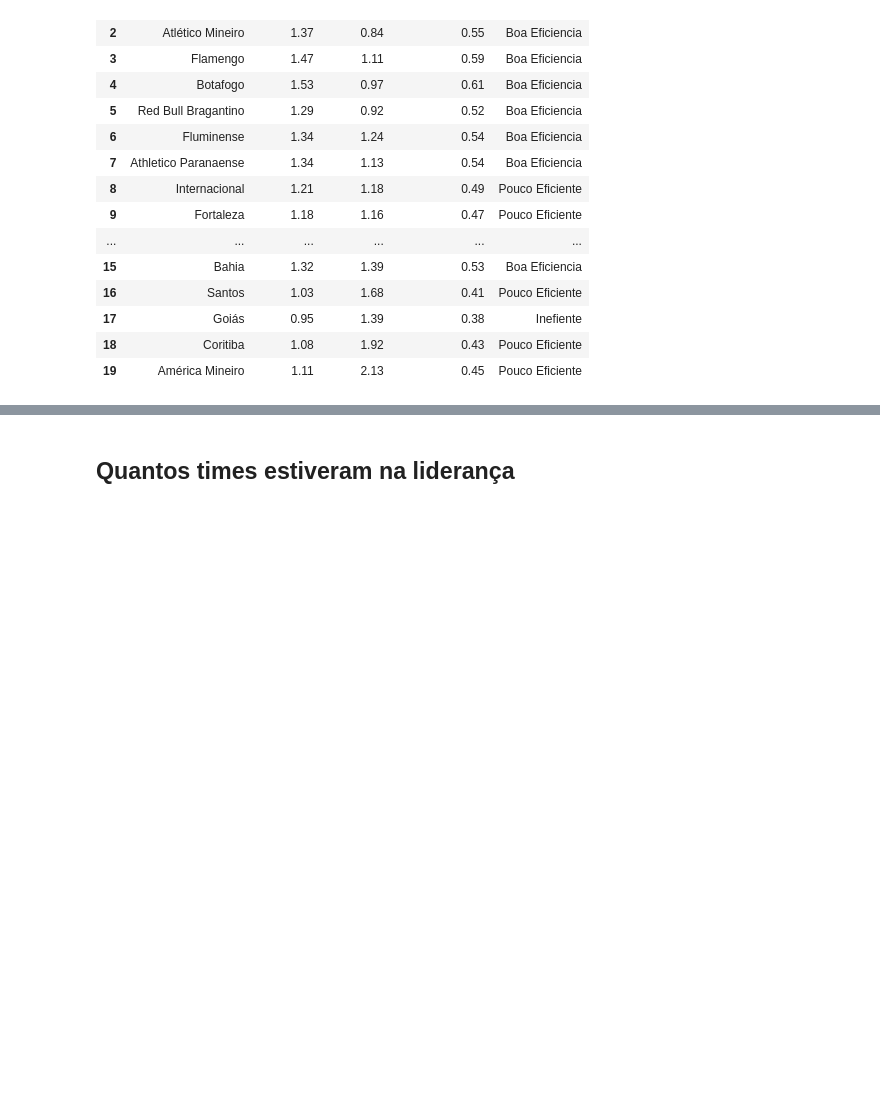
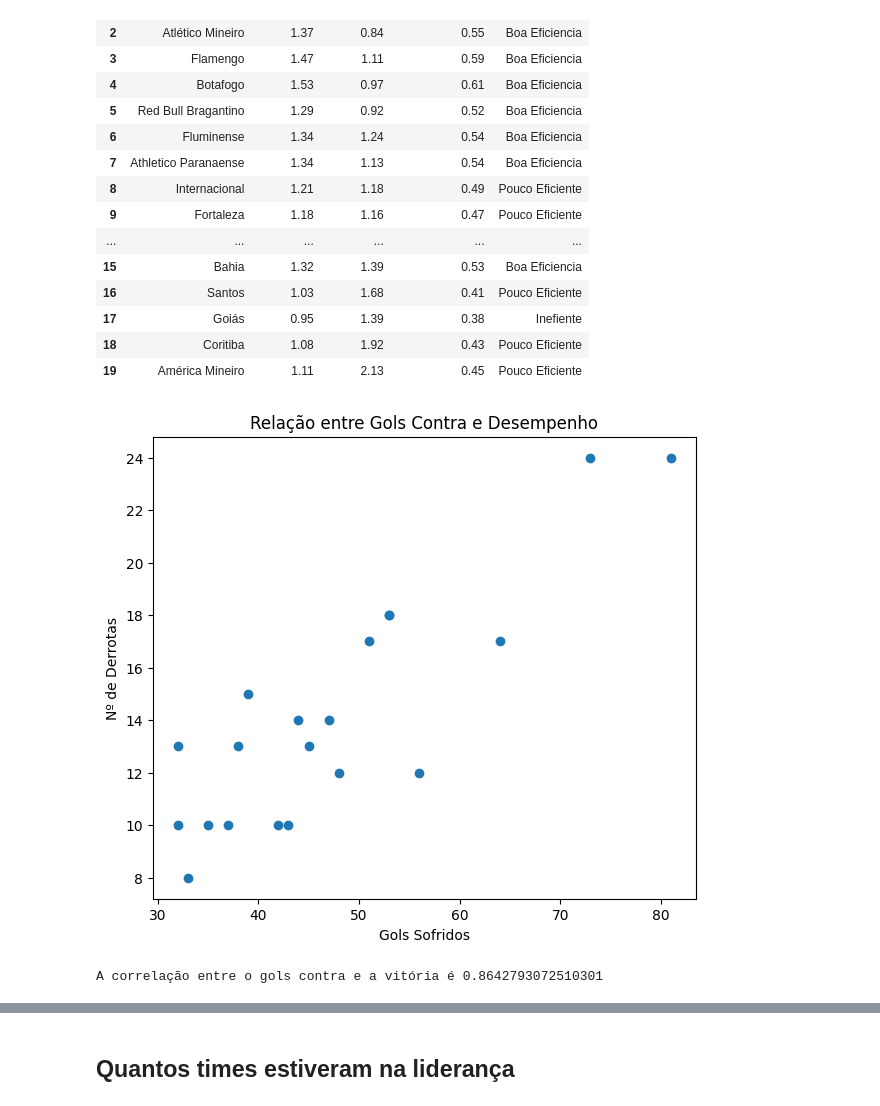
Before and after one commit to hugodevelopment/Web-Scraping, a Jupyter notebook: Análise_Brasileirão_2023.ipynb, the cells around one changed output, grey strips where cells are left out. Drawn from its saved outputs; the diff is of its cells as text; code cells hidden in the pictures; blank space fills up the shorter version.

```diff
--- a/Análise_Brasileirão_2023.ipynb
+++ b/Análise_Brasileirão_2023.ipynb
@@ -350,3 +350,24 @@ See the caveats in the documentation: https://pandas.pydata.org/pandas-docs/stab
 | 17 | Goiás | 0.95 | 1.39 | 0.38 | Inefiente |
 | 18 | Coritiba | 1.08 | 1.92 | 0.43 | Pouco Eficiente |
 | 19 | América Mineiro | 1.11 | 2.13 | 0.45 | Pouco Eficiente |
+# %%
+import pandas as pd
+import matplotlib.pyplot as plt
+
+
+# Agora, vamos plotar um gráfico de dispersão entre 'GC' (Gols Contra) e 'Desempenho'
+plt.figure(figsize=(7, 6))
+plt.scatter(tabela_participações
+ ['GC'], tabela_participações['D'])
+plt.xlabel('Gols Sofridos')
+plt.ylabel('Nº de Derrotas')
+plt.title('Relação entre Gols Contra e Desempenho')
+plt.show()
+
+
+correlacao = df['GC'].corr(df['D'])
+
+print(f'A correlação entre o gols contra e a vitória é {correlacao}')
+# %% [output]
+[figure, added]
+A correlação entre o gols contra e a vitória é 0.8642793072510301
```
Also changed, not shown: parts of 2 cells of this notebook.
